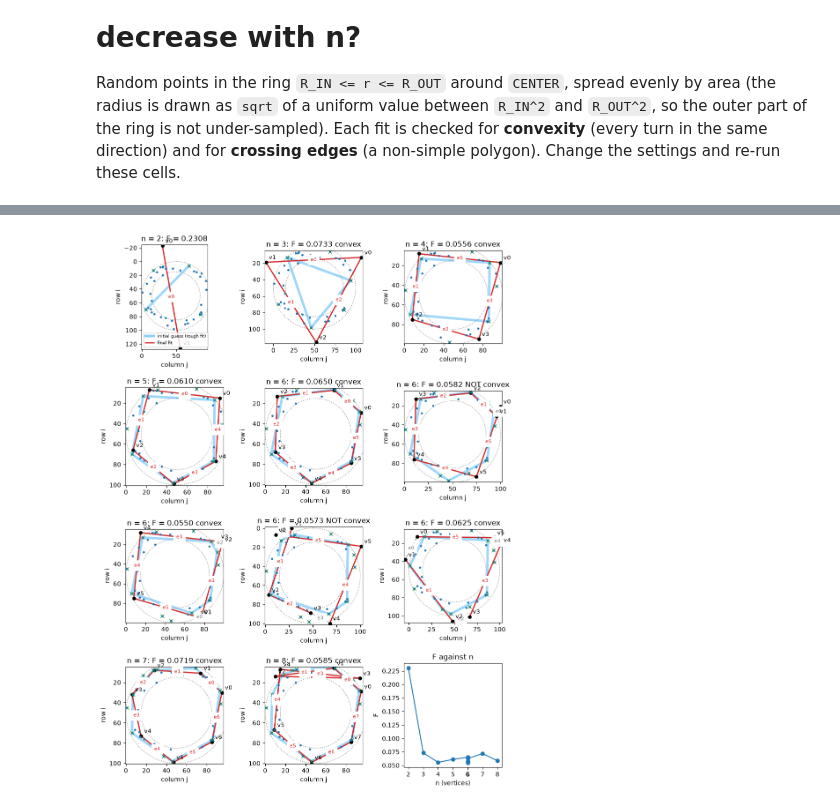
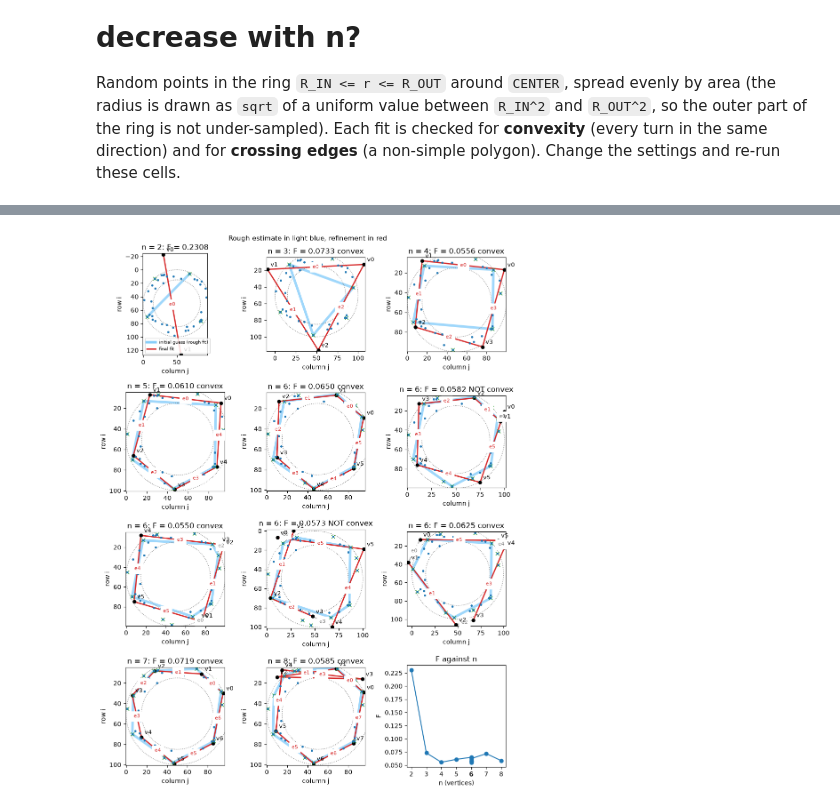
Before and after one commit to lapisetanima/PolyFit-Lean, a Jupyter notebook: notebooks/explore.ipynb, the cells around one changed output, grey strips where cells are left out. Saved outputs shown, nothing was run; the diff lists cells and outputs as text; code cells hidden in the pictures.

```diff
--- a/notebooks/explore.ipynb
+++ b/notebooks/explore.ipynb
@@ -372,31 +373,32 @@ F decreases with n: False
 # %%
 # Initial guess (best rough fit, light blue, underneath) and final fit (red); the dotted
 # circles are the ring's edges. Last panel: F against n.
 from matplotlib.lines import Line2D
 from matplotlib.patches import Circle
 
 fig, axes = subplot_grid(len(ring_ps.attempts) + 1, size=3.2)
 for ax, a in zip(axes, ring_ps.attempts):
     guess = a.rough_fits[0].vertices
     closed = guess if a.n_vertices == 2 else np.vstack([guess, guess[:1]])
     ax.plot(closed[:, 1], closed[:, 0], "-", color="lightskyblue", linewidth=4, alpha=0.8, zorder=0)
     shape = "" if a.n_vertices == 2 else (" convex" if is_convex(a.vertices) else " NOT convex")
     plot_attempt(ring_ps, a, ax=ax, title=f"n = {a.n_vertices}: F = {a.objective:.4f}{shape}")
     ax.plot(ring_ps.points[:, 1], ring_ps.points[:, 0], ".", color="tab:blue", markersize=5)
     for r in (R_IN, R_OUT):
         ax.add_patch(Circle((CENTER[1], CENTER[0]), r, fill=False, linestyle=":", color="gray"))
 axes[0].legend(handles=[Line2D([], [], color="lightskyblue", linewidth=4, label="initial guess (rough fit)"),
                         Line2D([], [], color="tab:red", linewidth=2, label="final fit")],
                fontsize=7, loc="lower left")
 
 ax = axes[-1]
 ax.plot([a.n_vertices for a in ring_ps.attempts], [a.objective for a in ring_ps.attempts], "o-")
 ax.set_xlabel("n (vertices)")
 ax.set_ylabel("F")
 ax.set_title("F against n")
 ax.set_xticks([a.n_vertices for a in ring_ps.attempts])
+fig.suptitle("Rough estimate in light blue, refinement in red", fontsize=11)
 fig.tight_layout()
 # %% [output]
-[figure, old version]
+[figure, new version]
 # %% [markdown]
 # Thick data: many more points than edges
```
Also changed, not shown: parts of 7 cells of this notebook, 1 other file.
